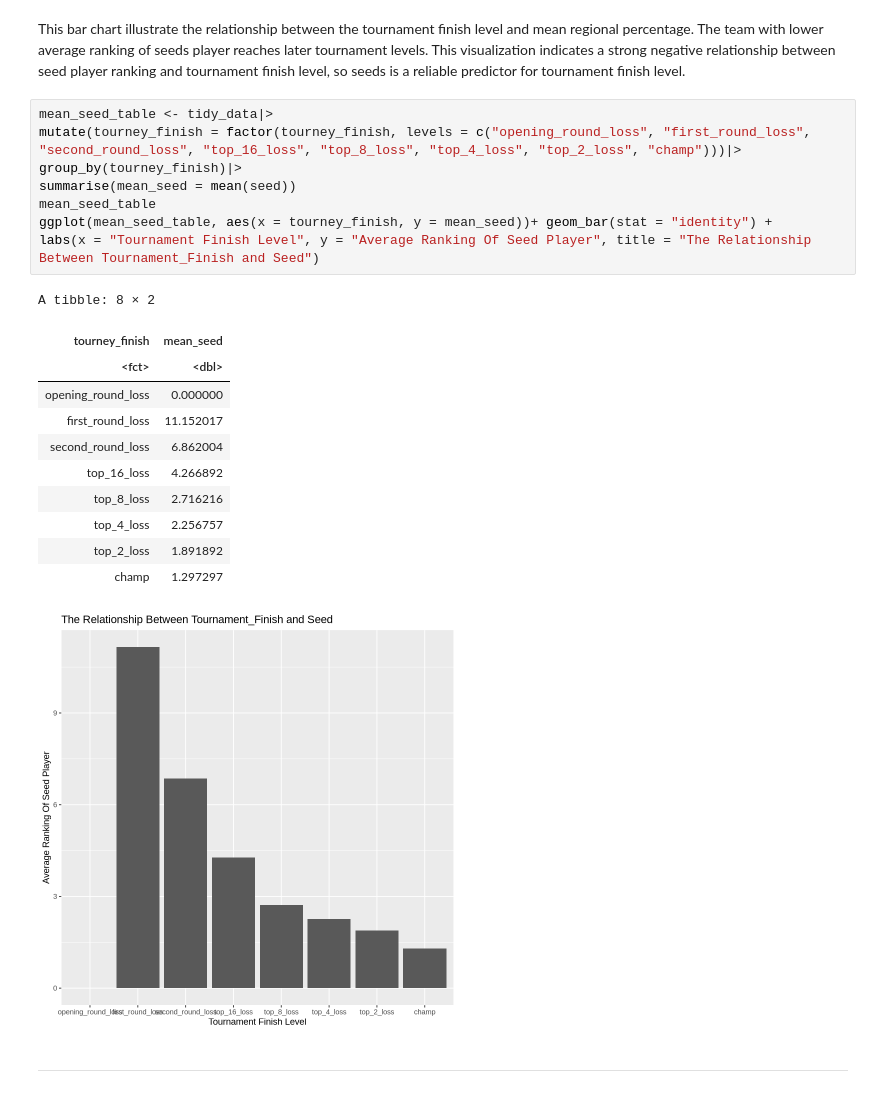
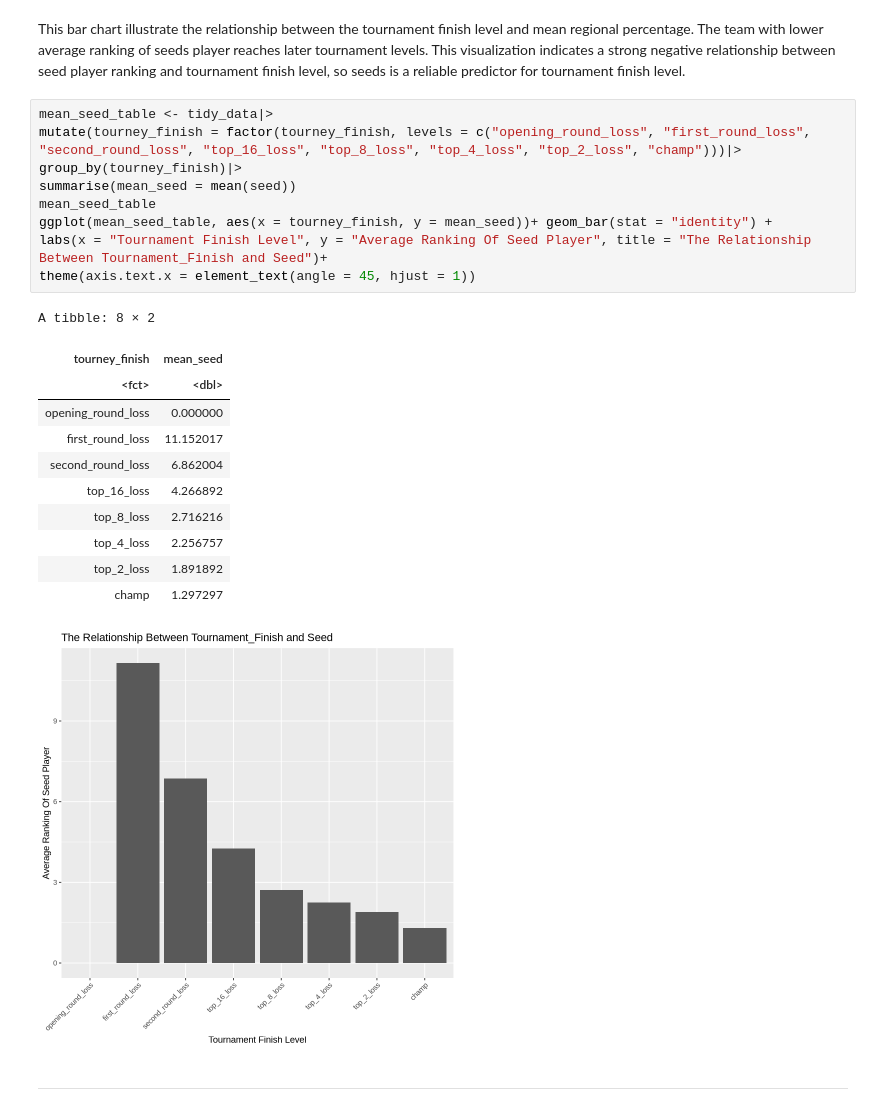
Before and after one commit to Fiona-Cui/dsci-100-project-template-2026-Hangfei-Cui, a Jupyter notebook: dsci-100-project-notebook.ipynb, the cells around one changed output. Saved outputs shown, nothing was run; the diff lists cells and outputs as text.

```diff
--- a/dsci-100-project-notebook.ipynb
+++ b/dsci-100-project-notebook.ipynb
@@ -376,24 +382,25 @@ This bar chart illustrate the relationship between the tournament finish level a
 # %%
 mean_seed_table <- tidy_data|>
 mutate(tourney_finish = factor(tourney_finish, levels = c("opening_round_loss", "first_round_loss", "second_round_loss", "top_16_loss", "top_8_loss", "top_4_loss", "top_2_loss", "champ")))|>
 group_by(tourney_finish)|>
 summarise(mean_seed = mean(seed))
 mean_seed_table
 ggplot(mean_seed_table, aes(x = tourney_finish, y = mean_seed))+ geom_bar(stat = "identity") +
-labs(x = "Tournament Finish Level", y = "Average Ranking Of Seed Player", title = "The Relationship Between Tournament_Finish and Seed")
+labs(x = "Tournament Finish Level", y = "Average Ranking Of Seed Player", title = "The Relationship Between Tournament_Finish and Seed")+
+theme(axis.text.x = element_text(angle = 45, hjust = 1))
 # %% [output]
 A tibble: 8 × 2
 | tourney_finish | mean_seed |
 | <fct> | <dbl> |
 | opening_round_loss | 0.000000 |
 | first_round_loss | 11.152017 |
 | second_round_loss | 6.862004 |
 | top_16_loss | 4.266892 |
 | top_8_loss | 2.716216 |
 | top_4_loss | 2.256757 |
 | top_2_loss | 1.891892 |
 | champ | 1.297297 |
-[figure, old version]
+[figure, new version]
 # %% [markdown]
 ------
 # %% [markdown]
```
Also changed, not shown: parts of 6 cells of this notebook.
